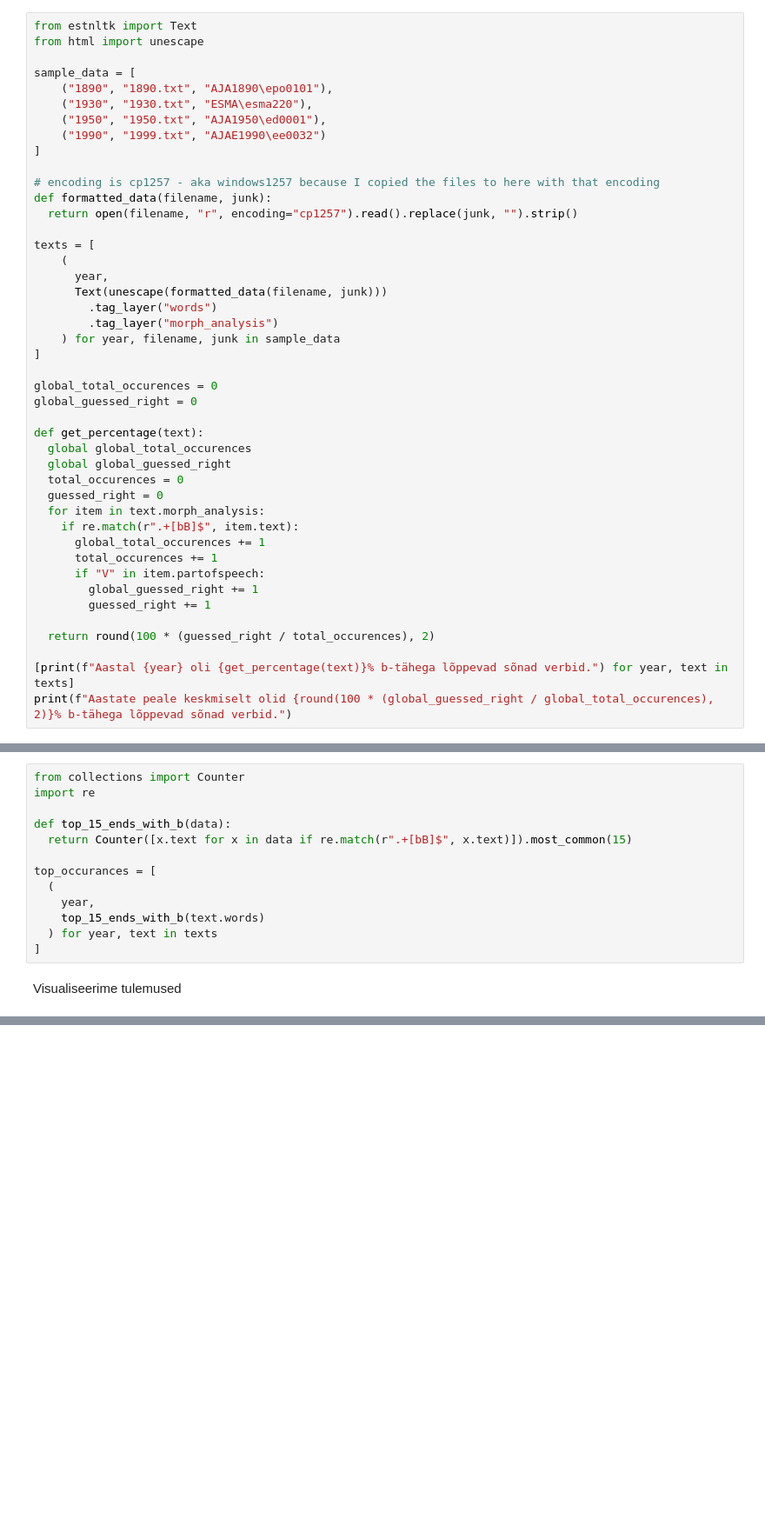
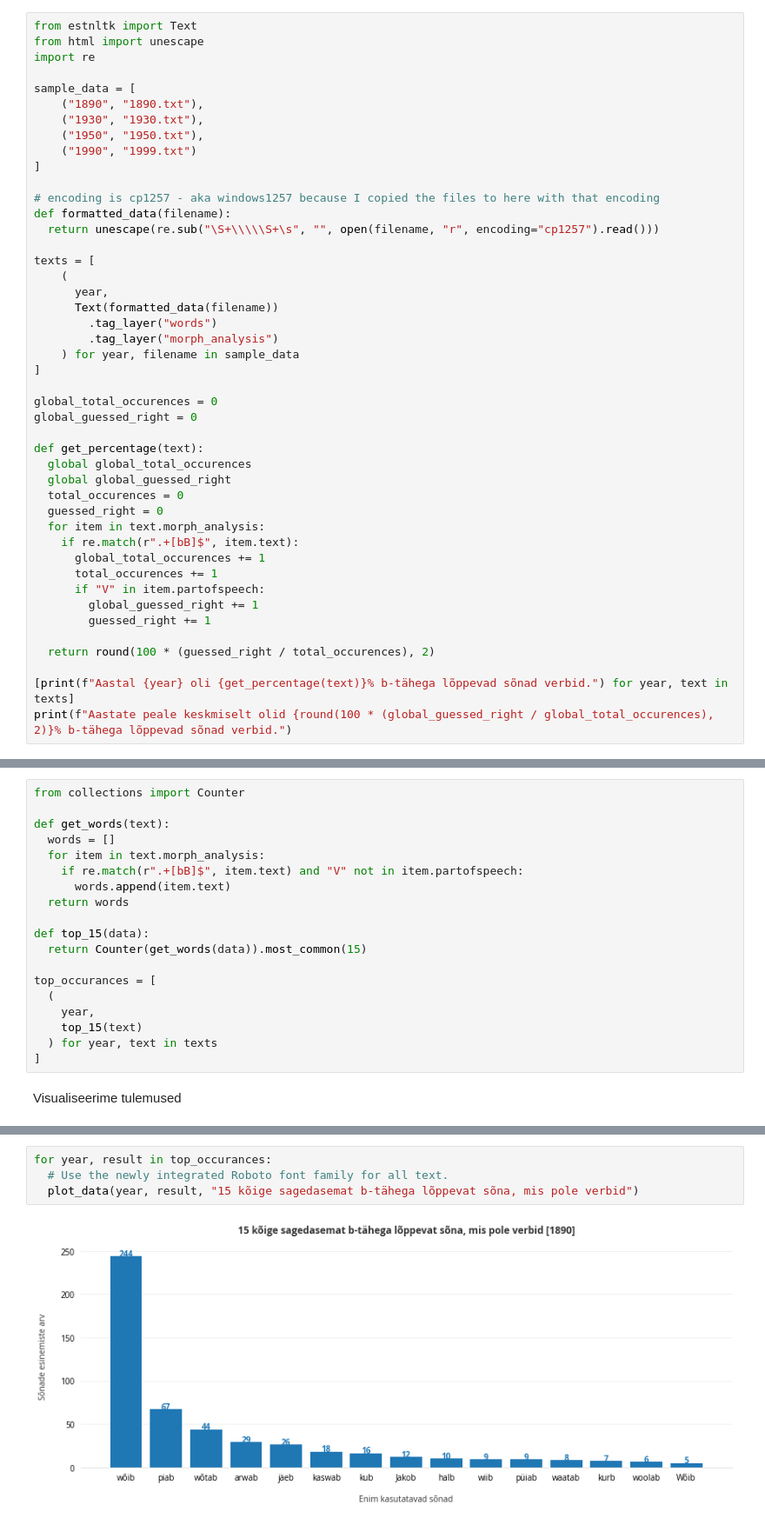
Before and after one commit to envomp/2020-Text-Mining, a Jupyter notebook: week1/Verb_assets_in_different_decades.ipynb, the cells around one changed output, grey strips where cells are left out. Shown: that part at 87% size. Cells and saved outputs as stored; diff of their text form; blank space fills up the shorter version.

```diff
--- a/week1/Verb_assets_in_different_decades.ipynb
+++ b/week1/Verb_assets_in_different_decades.ipynb
@@ -11,25 +62,26 @@ Esmalt loeb failid listi ning viib nad paremini käideltatavale kujule
 # %%
 from estnltk import Text
 from html import unescape
+import re
 
 sample_data = [
-    ("1890", "1890.txt", "AJA1890\epo0101"),
-    ("1930", "1930.txt", "ESMA\esma220"),
-    ("1950", "1950.txt", "AJA1950\ed0001"),
-    ("1990", "1999.txt", "AJAE1990\ee0032")
+    ("1890", "1890.txt"),
+    ("1930", "1930.txt"),
+    ("1950", "1950.txt"),
+    ("1990", "1999.txt")
 ]
 
 # encoding is cp1257 - aka windows1257 because I copied the files to here with that encoding
-def formatted_data(filename, junk):
-  return open(filename, "r", encoding="cp1257").read().replace(junk, "").strip()
+def formatted_data(filename):
+  return unescape(re.sub("\S+\\\\\S+\s", "", open(filename, "r", encoding="cp1257").read()))
 
 texts = [
     (
       year,
-      Text(unescape(formatted_data(filename, junk)))
+      Text(formatted_data(filename))
         .tag_layer("words")
         .tag_layer("morph_analysis")
-    ) for year, filename, junk in sample_data
+    ) for year, filename in sample_data
 ]
 
 global_total_occurences = 0
@@ -57,14 +115,20 @@ Iga faili kohta moodusta b-lõpuliste sõnade 15 kõige sagedasemat tekstisõnat
 # %%
 from collections import Counter
-import re
 
-def top_15_ends_with_b(data):
-  return Counter([x.text for x in data if re.match(r".+[bB]$", x.text)]).most_common(15)
+def get_words(text):
+  words = []
+  for item in text.morph_analysis:
+    if re.match(r".+[bB]$", item.text) and "V" not in item.partofspeech:
+      words.append(item.text)
+  return words
+
+def top_15(data):
+  return Counter(get_words(data)).most_common(15)
 
 top_occurances = [
   (
     year,
-    top_15_ends_with_b(text.words)
+    top_15(text)
   ) for year, text in texts
 ]
 # %% [markdown]
@@ -124,0 +136,6 @@ INFO:font_manager.py:1337: generated new fontManager
+# %%
+for year, result in top_occurances:
+  # Use the newly integrated Roboto font family for all text.
+  plot_data(year, result, "15 kõige sagedasemat b-tähega lõppevat sõna, mis pole verbid")
+# %% [output]
+[figure, added]
```
Also changed, not shown: parts of 14 cells of this notebook.
